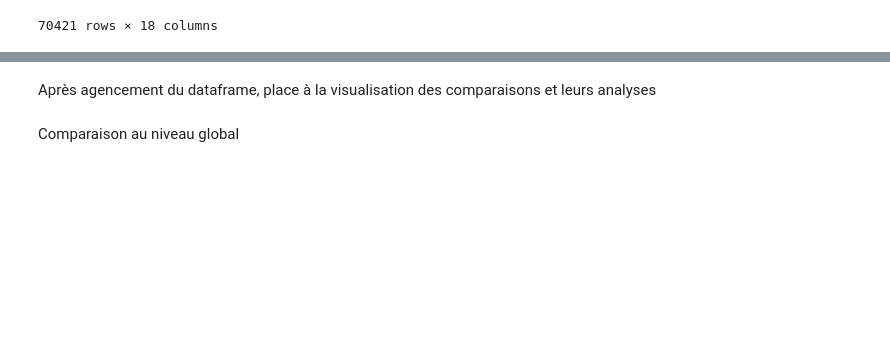
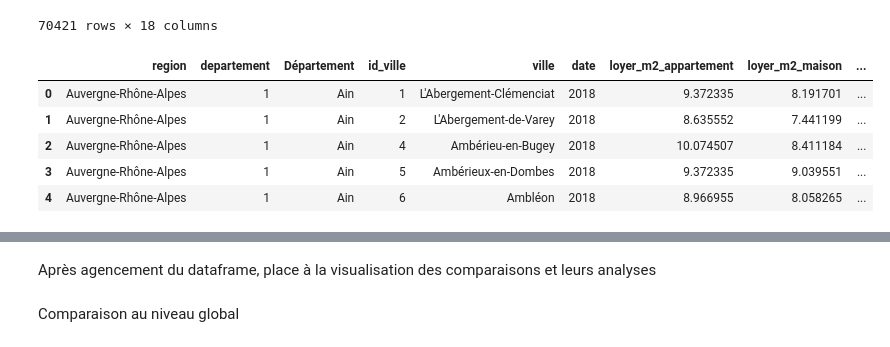
Before and after one commit to ShadrackBodje13/immobilier-france, a Jupyter notebook: analyse.ipynb, the cells around one changed output, grey strips where cells are left out. Saved outputs shown, nothing was run; the diff lists cells and outputs as text; code cells hidden in the pictures; blank space fills up the shorter version.

```diff
--- a/analyse.ipynb
+++ b/analyse.ipynb
@@ -155,0 +159,9 @@ df_merged
+# %%
+df_merged.head()
+# %% [output]
+|  | region | departement | Département | id_ville | ville | date | loyer_m2_appartement | loyer_m2_maison | ... |
+| 0 | Auvergne-Rhône-Alpes | 1 | Ain | 1 | L'Abergement-Clémenciat | 2018 | 9.372335 | 8.191701 | ... |
+| 1 | Auvergne-Rhône-Alpes | 1 | Ain | 2 | L'Abergement-de-Varey | 2018 | 8.635552 | 7.441199 | ... |
+| 2 | Auvergne-Rhône-Alpes | 1 | Ain | 4 | Ambérieu-en-Bugey | 2018 | 10.074507 | 8.411184 | ... |
+| 3 | Auvergne-Rhône-Alpes | 1 | Ain | 5 | Ambérieux-en-Dombes | 2018 | 9.372335 | 9.039551 | ... |
+| 4 | Auvergne-Rhône-Alpes | 1 | Ain | 6 | Ambléon | 2018 | 8.966955 | 8.058265 | ... |
```
Also changed, not shown: parts of 10 cells of this notebook, 1 other file.
